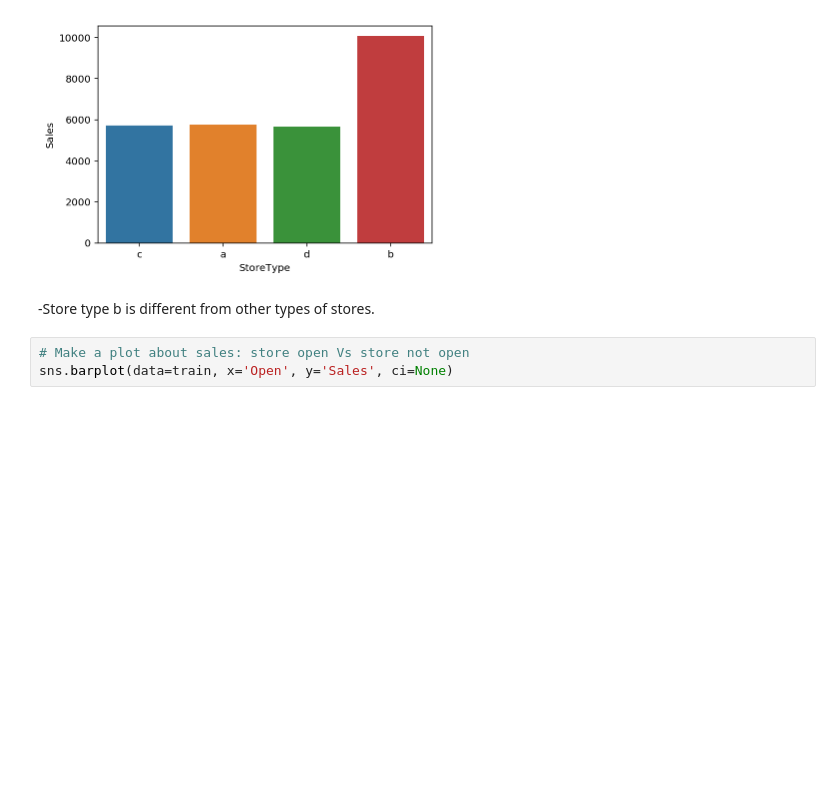
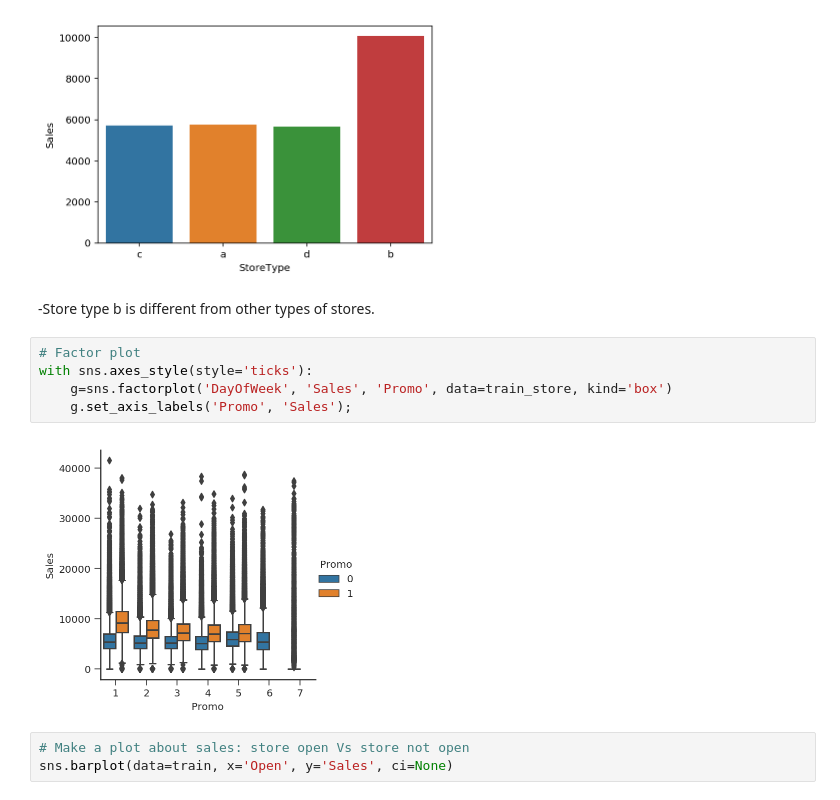
Before and after one commit to sososummer88/Rossmann-Store-Sale---Kaggle-Competition, a Jupyter notebook: Capstone Project - Fang Hong.ipynb, the cells around one changed output. Cells and saved outputs as stored; diff of their text form; blank space fills up the shorter version.

Commit message:
figure added

```diff
--- a/Capstone Project - Fang Hong.ipynb
+++ b/Capstone Project - Fang Hong.ipynb
@@ -150,6 +150,13 @@ sns.barplot(data=train_store, x='StoreType', y='Sales', ci=None)
 [figure]
 # %% [markdown]
 -Store type b is different from other types of stores.
+# %%
+# Factor plot
+with sns.axes_style(style='ticks'):
+    g=sns.factorplot('DayOfWeek', 'Sales', 'Promo', data=train_store, kind='box')
+    g.set_axis_labels('Promo', 'Sales');
+# %% [output]
+[figure, added]
 # %%
 # Make a plot about sales: store open Vs store not open
 sns.barplot(data=train, x='Open', y='Sales', ci=None)
```
Also changed, not shown: parts of 1 cell of this notebook.
